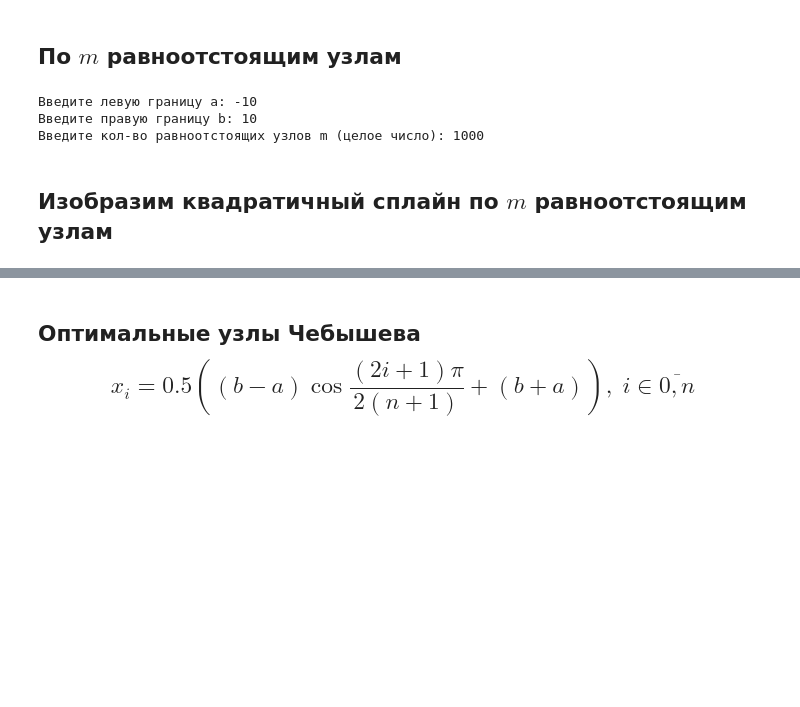
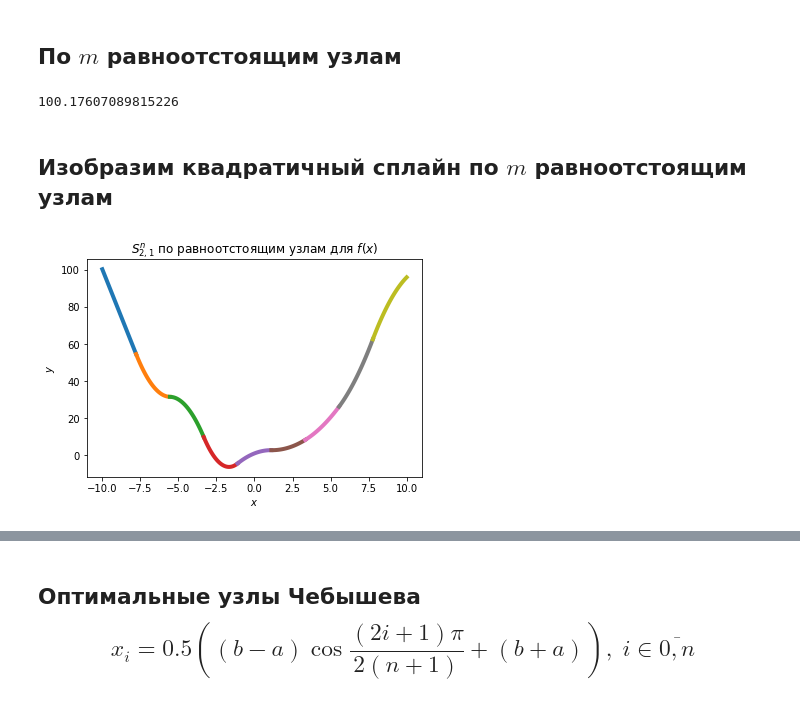
Before and after one commit to verse-chorus/linear_quadratic_cubic_splines, a Jupyter notebook: Квадратичный_сплайн.ipynb, the cells around one changed output, grey strips where cells are left out. Cells and saved outputs as stored; diff of their text form; code cells hidden in the pictures; blank space fills up the shorter version.

```diff
--- a/Квадратичный_сплайн.ipynb
+++ b/Квадратичный_сплайн.ipynb
@@ -16,12 +16,4 @@ def fn(x):
     return x**2 + 4*np.sin(x) - 2
 # %% [markdown]
 ## По $m$ равноотстоящим узлам
-# %%
-a = float(input('Введите левую границу a: '))
-b = float(input('Введите правую границу b: '))
-m = int(input('Введите кол-во равноотстоящих узлов m (целое число): '))
-# %% [output]
-Введите левую границу a: -10
-Введите правую границу b: 10
-Введите кол-во равноотстоящих узлов m (целое число): 1000
 # %%
@@ -65,5 +89,13 @@ ci = B[2*n:]
+# %%
+quad_spline(arg=-10, a=-10, b=10, m=4, fig=None)
+# %% [output]
+100.17607089815226
 # %% [markdown]
 ## Изобразим квадратичный сплайн по $m$ равноотстоящим узлам
+# %%
+quad_spline(arg=10, a=-10, b=10, m=10, fig=True)
+# %% [output]
+[figure, added]
 # %%
 plt.figure()
 for k in range(n):
```
Also changed, not shown: parts of 14 cells of this notebook, 1 other file.
